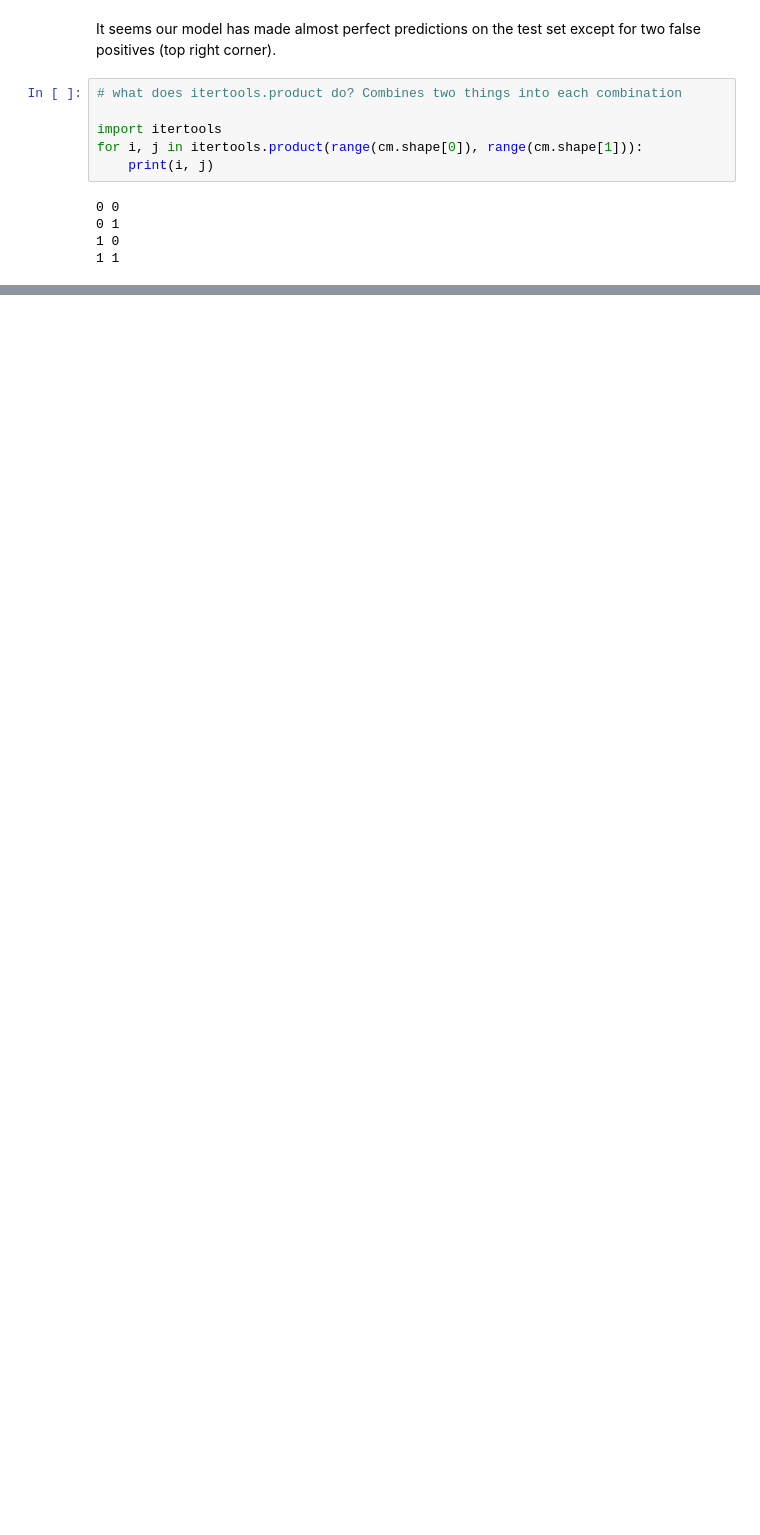
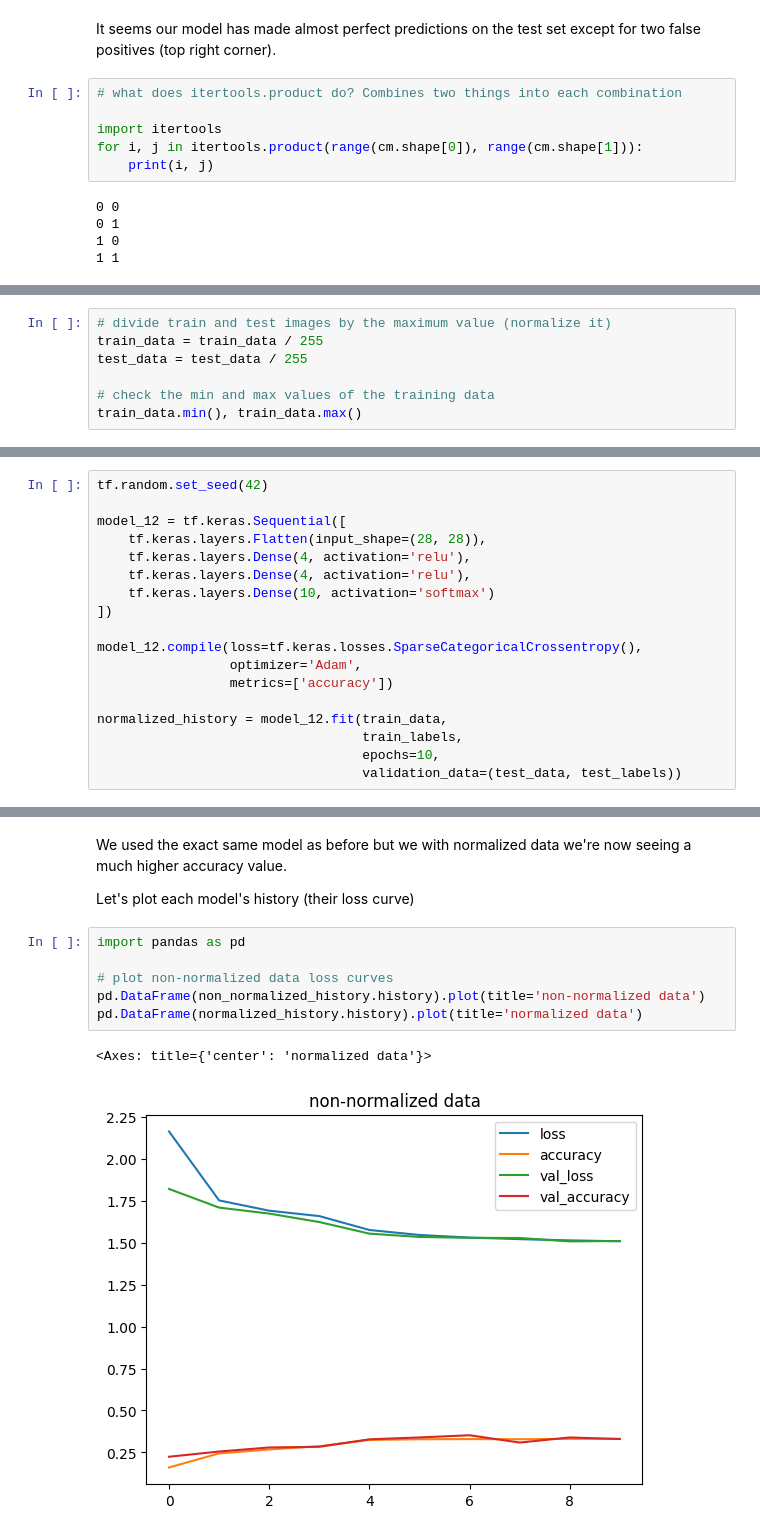
Before and after one commit to aykq/internship, a Jupyter notebook: tensorflow/neural network classification with tensorflow.ipynb, the cells around one changed output, grey strips where cells are left out. Drawn from its saved outputs; the diff is of its cells as text; blank space fills up the shorter version.

```diff
--- a/tensorflow/neural network classification with tensorflow.ipynb
+++ b/tensorflow/neural network classification with tensorflow.ipynb
@@ -1203,0 +1410,7 @@ for i, j in itertools.product(range(cm.shape[0]), range(cm.shape[1])):
+# %%
+# divide train and test images by the maximum value (normalize it)
+train_data = train_data / 255
+test_data = test_data / 255
+
+# check the min and max values of the training data
+train_data.min(), train_data.max()
@@ -1203,0 +1423,18 @@ for i, j in itertools.product(range(cm.shape[0]), range(cm.shape[1])):
+# %%
+tf.random.set_seed(42)
+
+model_12 = tf.keras.Sequential([
+    tf.keras.layers.Flatten(input_shape=(28, 28)),
+    tf.keras.layers.Dense(4, activation='relu'),
+    tf.keras.layers.Dense(4, activation='relu'),
+    tf.keras.layers.Dense(10, activation='softmax')
+])
+
+model_12.compile(loss=tf.keras.losses.SparseCategoricalCrossentropy(),
+                 optimizer='Adam',
+                 metrics=['accuracy'])
+
+normalized_history = model_12.fit(train_data,
+                                  train_labels,
+                                  epochs=10,
+                                  validation_data=(test_data, test_labels))
@@ -1203,0 +1462,13 @@ for i, j in itertools.product(range(cm.shape[0]), range(cm.shape[1])):
+# %% [markdown]
+We used the exact same model as before but we with normalized data we're now seeing a much higher accuracy value.
+
+Let's plot each model's history (their loss curve)
+# %%
+import pandas as pd
+
+# plot non-normalized data loss curves
+pd.DataFrame(non_normalized_history.history).plot(title='non-normalized data')
+pd.DataFrame(normalized_history.history).plot(title='normalized data')
+# %% [output]
+<Axes: title={'center': 'normalized data'}>
+[figure, added]
```
Also changed, not shown: parts of 54 cells of this notebook.
